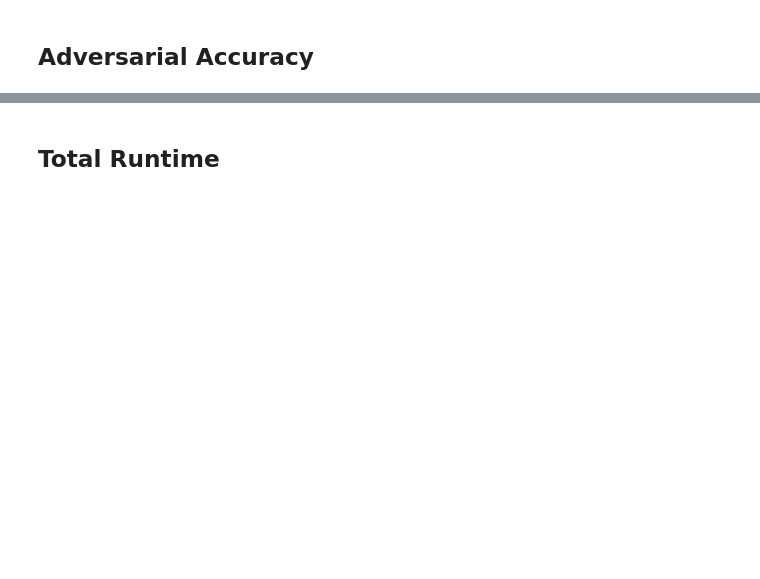
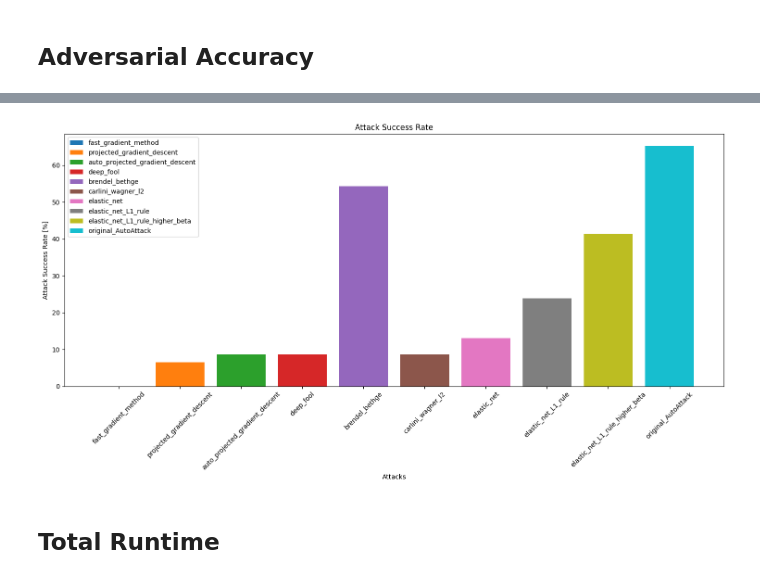
Before and after one commit to Georgsiedel/elastic_net_adversarial_attack, a Jupyter notebook: AdversarialDistance_attack_comparison.ipynb, the cells around one changed output, grey strips where cells are left out. Cells and saved outputs as stored; diff of their text form; code cells hidden in the pictures; blank space fills up the shorter version.

```diff
--- a/AdversarialDistance_attack_comparison.ipynb
+++ b/AdversarialDistance_attack_comparison.ipynb
@@ -491,3 +495,16 @@ plt.show()
+# %%
+plt.figure(figsize=(15, 8))
+for attack_type in attack_types:
+  plt.bar(attack_type, results_dict[attack_type]['attack_success_rate'], label=attack_type)
+plt.xlabel('Attacks')
+plt.ylabel('Attack Success Rate [%]')
+plt.xticks(rotation=45)
+plt.legend()
+plt.title('Attack Success Rate')
+plt.tight_layout()
+plt.show()
+# %% [output]
+[figure, added]
 # %% [markdown]
 ## Total Runtime
 # %%
```
Also changed, not shown: parts of 10 cells of this notebook, 1 other file.
